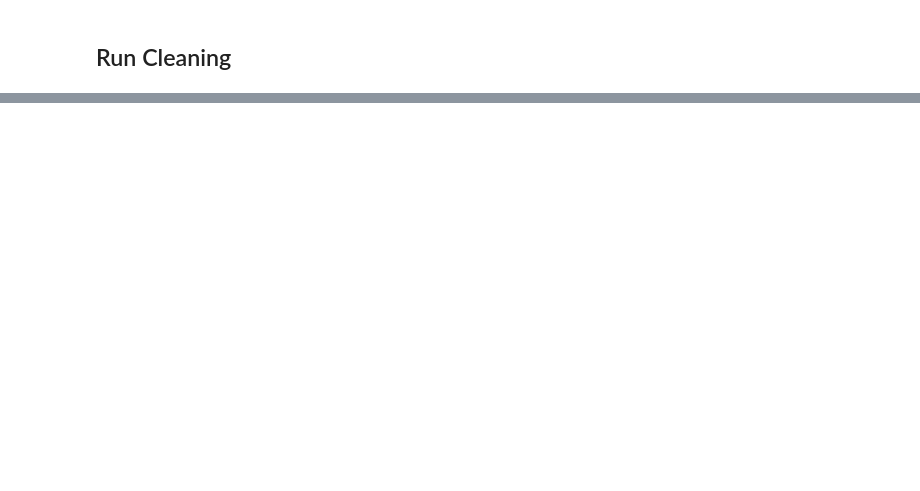
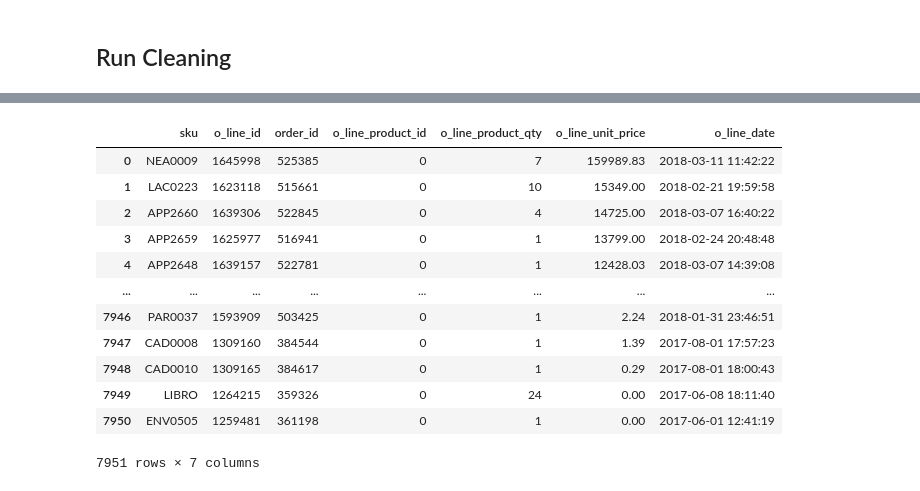
Before and after one commit to Simo-Z/eniac_2, a Jupyter notebook: scripts/data_cleaning/Clean_Products.ipynb, the cells around one changed output, grey strips where cells are left out. Saved outputs shown, nothing was run; the diff lists cells and outputs as text; code cells hidden in the pictures; blank space fills up the shorter version.

Commit message:
Add cleaned orders. Only products left

```diff
--- a/scripts/data_cleaning/Clean_Products.ipynb
+++ b/scripts/data_cleaning/Clean_Products.ipynb
@@ -10,9 +10,12 @@ import matplotlib.pyplot as plt
 # Global variables
 df_name = "products"
 data_path = '../../data/raw_data/'
+cl_data_path = '../../data/clean_data/'
 
 
 init_df = pd.read_csv(f"{data_path }{df_name}.csv")
+o_lines_cleaned = pd.read_csv(f"{cl_data_path}clean_orderlines.csv")
+brands_cleaned = pd.read_csv(f"{cl_data_path}clean_brands.csv")
 
 init_df.info()
 # %% [output]
@@ -267,0 +289,24 @@ memory usage: 15.7+ MB
+# %%
+  max_unit_price_df = (
+    o_lines_cleaned
+        .groupby("sku")
+        .agg("max")
+        .sort_values("o_line_unit_price", ascending=False)
+        .reset_index()
+    )
+
+max_unit_price_df
+# %% [output]
+|  | sku | o_line_id | order_id | o_line_product_id | o_line_product_qty | o_line_unit_price | o_line_date |
+| 0 | NEA0009 | 1645998 | 525385 | 0 | 7 | 159989.83 | 2018-03-11 11:42:22 |
+| 1 | LAC0223 | 1623118 | 515661 | 0 | 10 | 15349.00 | 2018-02-21 19:59:58 |
+| 2 | APP2660 | 1639306 | 522845 | 0 | 4 | 14725.00 | 2018-03-07 16:40:22 |
+| 3 | APP2659 | 1625977 | 516941 | 0 | 1 | 13799.00 | 2018-02-24 20:48:48 |
+| 4 | APP2648 | 1639157 | 522781 | 0 | 1 | 12428.03 | 2018-03-07 14:39:08 |
+| ... | ... | ... | ... | ... | ... | ... | ... |
+| 7946 | PAR0037 | 1593909 | 503425 | 0 | 1 | 2.24 | 2018-01-31 23:46:51 |
+| 7947 | CAD0008 | 1309160 | 384544 | 0 | 1 | 1.39 | 2017-08-01 17:57:23 |
+| 7948 | CAD0010 | 1309165 | 384617 | 0 | 1 | 0.29 | 2017-08-01 18:00:43 |
+| 7949 | LIBRO | 1264215 | 359326 | 0 | 24 | 0.00 | 2017-06-08 18:11:40 |
+| 7950 | ENV0505 | 1259481 | 361198 | 0 | 1 | 0.00 | 2017-06-01 12:41:19 |
+7951 rows × 7 columns
```
Also changed, not shown: parts of 12 cells of this notebook, 8 other files.
